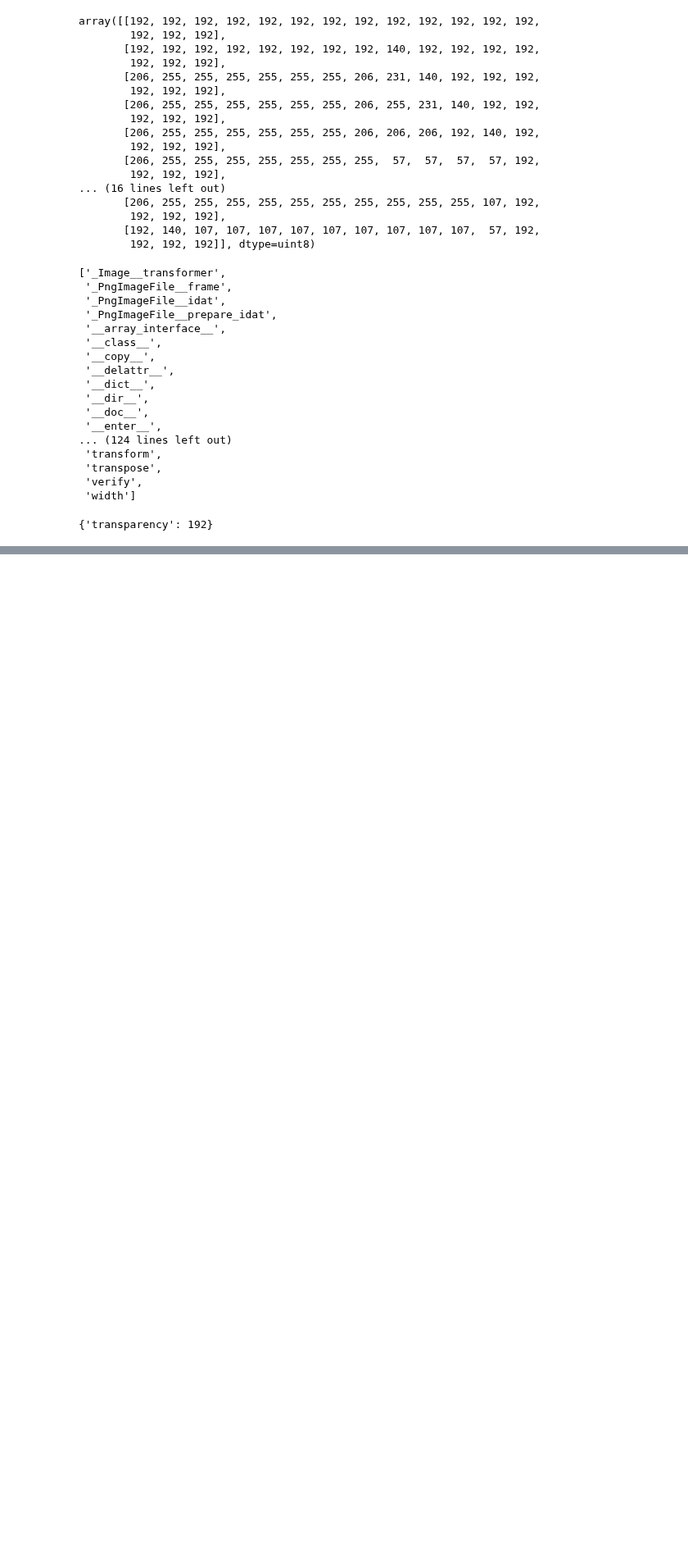
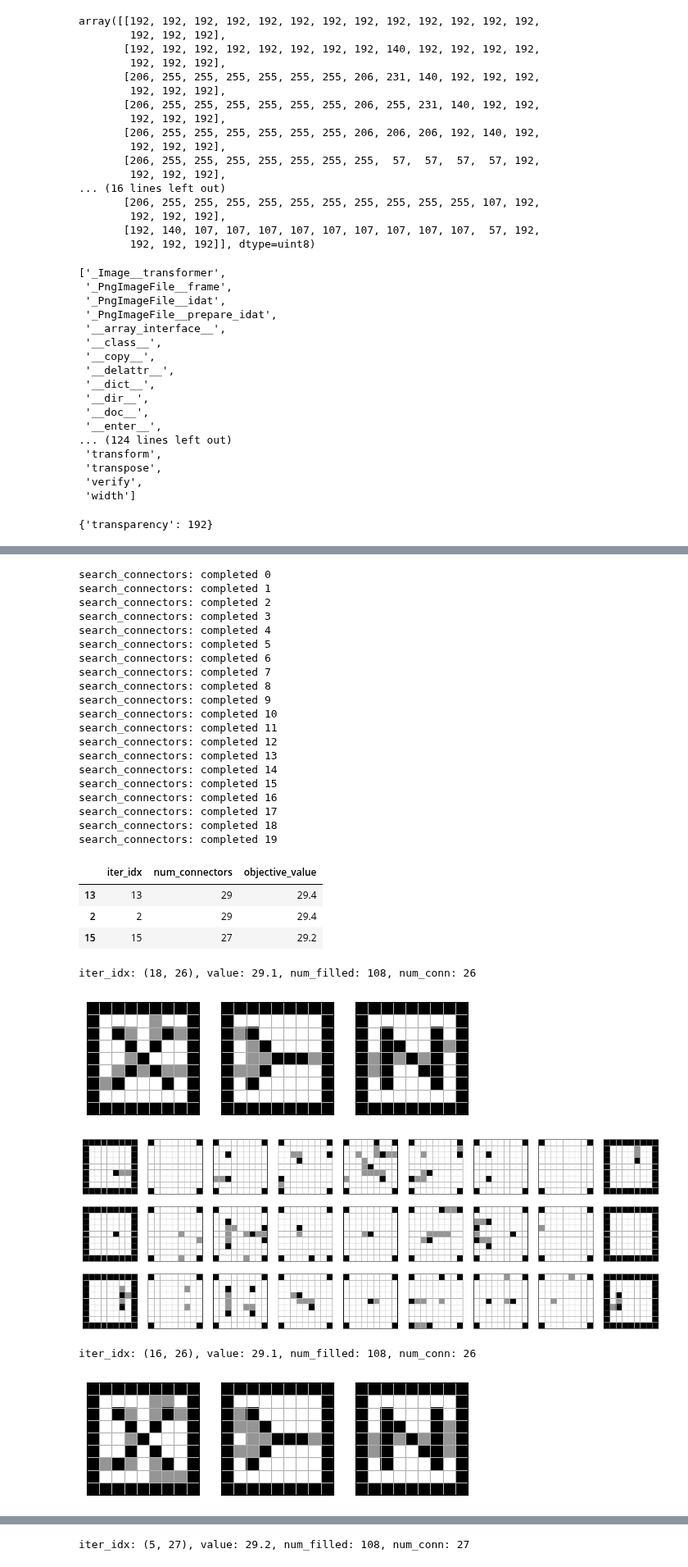
Before and after one commit to pfrstg/voxart, a Jupyter notebook: notebooks/dev.ipynb, the cells around one changed output, grey strips where cells are left out. Shown at 82% size. Cells and saved outputs as stored; diff of their text form; code cells hidden in the pictures; blank space fills up the shorter version.

```diff
--- a/notebooks/dev.ipynb
+++ b/notebooks/dev.ipynb
@@ -580,0 +663,16 @@ img.info
+# %%
+%%time
+base_design = test_goal.create_base_design()
+stage1_results = voxart.search(test_goal, "random_face_first", 10, 3)
+_, unconnected_design = stage1_results.best()[0]
+display(unconnected_design.projections_fig())
+obj_func = voxart.ObjectiveFunction()
+stage2_results = voxart.search_connectors(unconnected_design, 20, 3, obj_func)
+df_results = stage2_results.all_objective_values(["iter_idx", "num_connectors"])
+display(df_results.sample(3))
+plt.hist(df_results["num_connectors"])
+for label, design in stage2_results.best():
+    print(f"iter_idx: {label}, value: {obj_func(design)}, num_filled: {design.num_filled()}, num_conn: {design.num_connectors()}")
+    display(design.projections_fig())
+    display(design.slices_fig())
+# %% [output]
@@ -580,0 +696,29 @@ img.info
+search_connectors: completed 0
+search_connectors: completed 1
+search_connectors: completed 2
+search_connectors: completed 3
+search_connectors: completed 4
+search_connectors: completed 5
+search_connectors: completed 6
+search_connectors: completed 7
+search_connectors: completed 8
+search_connectors: completed 9
+search_connectors: completed 10
+search_connectors: completed 11
+search_connectors: completed 12
+search_connectors: completed 13
+search_connectors: completed 14
+search_connectors: completed 15
+search_connectors: completed 16
+search_connectors: completed 17
+search_connectors: completed 18
+search_connectors: completed 19
+|  | iter_idx | num_connectors | objective_value |
+| 13 | 13 | 29 | 29.4 |
+| 2 | 2 | 29 | 29.4 |
+| 15 | 15 | 27 | 29.2 |
+iter_idx: (18, 26), value: 29.1, num_filled: 108, num_conn: 26
+[figure, added]
+[figure, added]
+iter_idx: (16, 26), value: 29.1, num_filled: 108, num_conn: 26
+[figure, added]
@@ -580,0 +726 @@ img.info
+iter_idx: (5, 27), value: 29.2, num_filled: 108, num_conn: 27
```
Also changed, not shown: parts of 10 cells of this notebook, 3 other files.
